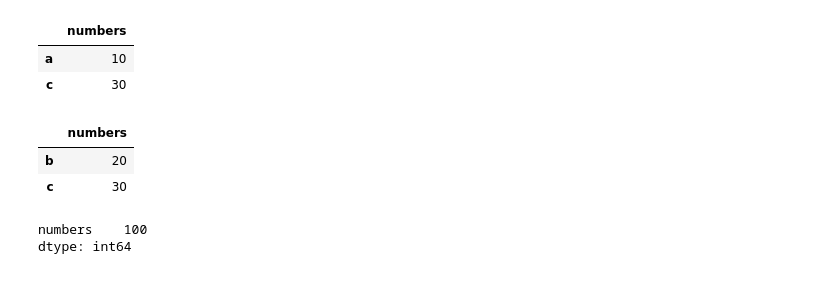
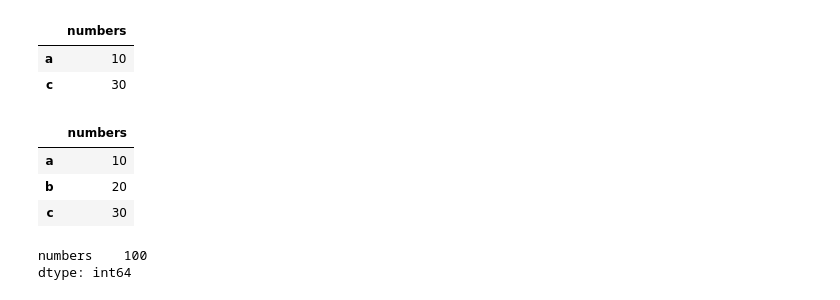
Before and after one commit to Kalebb12/Quantitative-Trading, a Jupyter notebook: learning/08_pandas.ipynb, the cells around one changed output. Drawn from its saved outputs; the diff is of its cells as text; code cells hidden in the pictures.

```diff
--- a/learning/08_pandas.ipynb
+++ b/learning/08_pandas.ipynb
@@ -33,9 +33,10 @@ df.loc[['a', 'c']] # select the values corresponding to indices a and d
 | a | 10 |
 | c | 30 |
 # %%
-df.iloc[1:3] # selects rows via index positions
+df.iloc[0:3] # selects rows via index positions
 # %% [output]
 |  | numbers |
+| a | 10 |
 | b | 20 |
 | c | 30 |
 # %%
```
Also changed, not shown: 6 other files.
